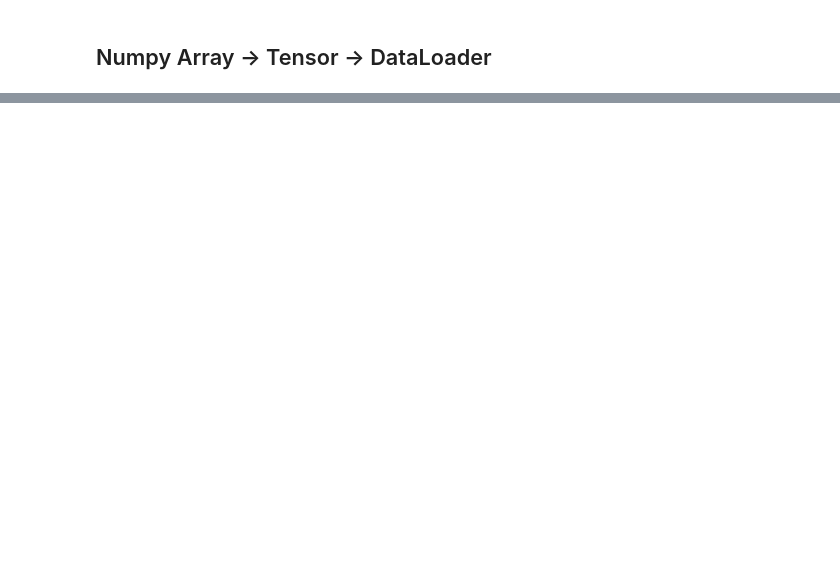
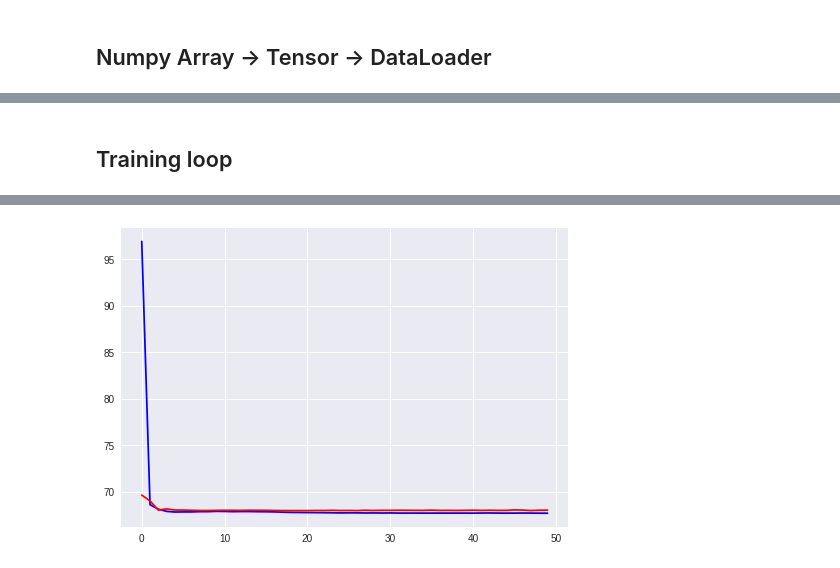
Before and after one commit to shangeth/Vehicle_Speed_Estimation, a Jupyter notebook: vehicle_speed_estimation.ipynb, the cells around one changed output, grey strips where cells are left out. Drawn from its saved outputs; the diff is of its cells as text; code cells hidden in the pictures; blank space fills up the shorter version.

Commit message:
model added

```diff
--- a/vehicle_speed_estimation.ipynb
+++ b/vehicle_speed_estimation.ipynb
@@ -288,0 +386,13 @@ array([[ 1.94020199],
+# %%
+import torch.nn as nn
+
+# last_layer = nn.Sequential(nn.Linear(4096, 1),nn.Tanh())
+classifier = nn.Sequential(nn.Linear(512, 256),
+                           nn.ReLU(),
+                           nn.Dropout(0.2),
+                           nn.Linear(256, 1),
+                           nn.ReLU())
+# model.classifier[6] = last_layer
+model.fc = classifier
+model.cuda()
+print(model.fc)
@@ -288,0 +411,65 @@ array([[ 1.94020199],
+# %%
+criterion = nn.MSELoss()
+
+optimizer = torch.optim.Adam(model.parameters(), lr=1e-3)
+# %% [markdown]
+## Training loop
+# %%
+
+optimizer = torch.optim.Adam(model.parameters(), lr=1e-3)
+valid_loss_min = np.Inf
+epochs = 50
+steps = 0
+# valid_loss_min = np.Inf
+
+train_losses, test_losses = [], []
+for e in range(epochs):
+    running_loss = 0
+    tr_accuracy = 0
+    for images, labels in trainloader:
+        images = (images.type(torch.FloatTensor).cuda()-128)/255
+        labels = labels.type(torch.FloatTensor).cuda()
+        optimizer.zero_grad()
+#         print(images.type())
+#         print(images)
+        log_ps  = model(images)
+        loss = criterion(log_ps, labels)
+        loss.backward()
+        optimizer.step()
+
+        running_loss += loss.item()
+
+    else:
+        test_loss = 0
+        accuracy = 0
+
+        # Turn off gradients for validation, saves memory and computations
+        with torch.no_grad():
+            model.eval()
+            for images, labels in testloader:
+                images = (images.type(torch.FloatTensor).cuda()-128)/255
+                labels = labels.type(torch.FloatTensor).cuda()
+                log_ps = model(images)
+#                 print(log_ps)
+                test_loss += criterion(log_ps, labels)
+
+
+        model.train()
+
+        train_losses.append(running_loss/len(trainloader))
+        test_losses.append(test_loss/len(testloader))
+
+        print("Epoch: {}/{} ".format(e+1, epochs),
+              "Training Loss: {:.3f} ".format(train_losses[-1]),
+              "Test Loss: {:.3f} ".format(test_losses[-1]))
+        if test_loss/len(testloader) <= valid_loss_min:
+          print('Validation loss decreased ({:.6f} --> {:.6f}).  Saving model ...'.format(
+          valid_loss_min,
+          test_loss/len(testloader)))
+          torch.save(model.state_dict(), 'best_model.pt')
+          valid_loss_min = test_loss/len(testloader)
+
+plt.plot(train_losses, 'b', label='Training Loss')
+plt.plot(test_losses, 'r', label='Validation Loss')
+plt.show()
+# %% [output]
@@ -288,0 +493 @@ array([[ 1.94020199],
+[figure, added]
```
Also changed, not shown: parts of 22 cells of this notebook.
